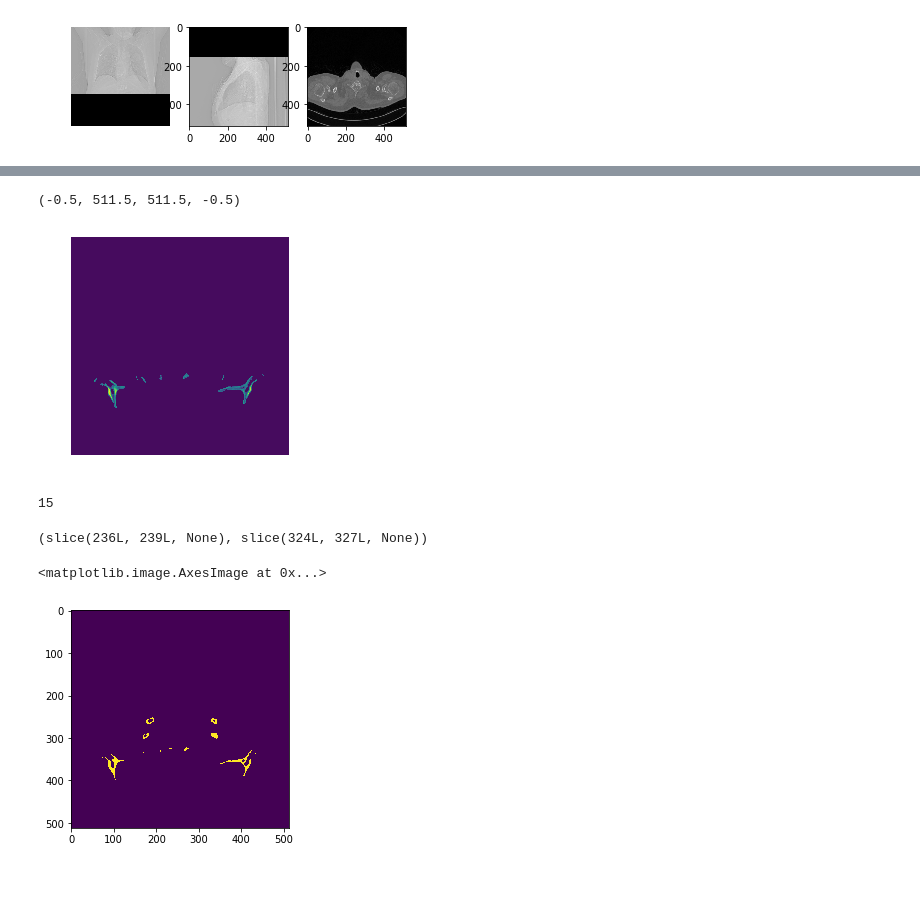
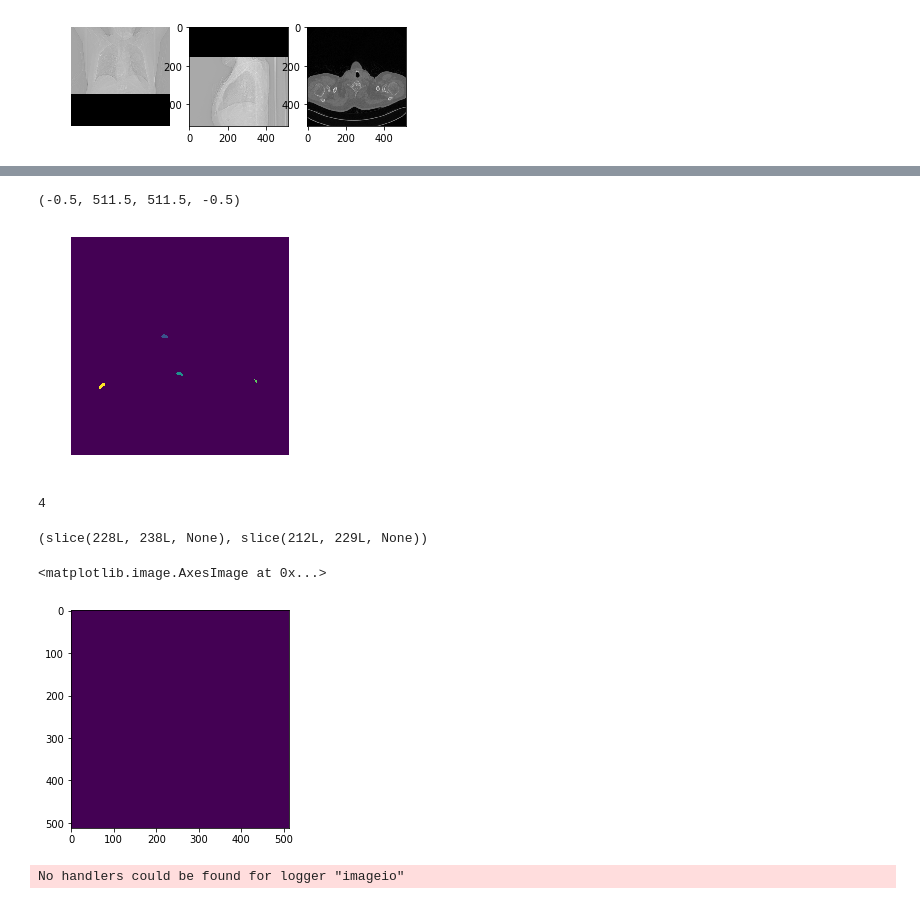
Before and after one commit to Maen1/lung_cancer_segmentation, a Jupyter notebook: image_io.ipynb, the cells around one changed output, grey strips where cells are left out. Cells and saved outputs as stored; diff of their text form; code cells hidden in the pictures.

```diff
--- a/image_io.ipynb
+++ b/image_io.ipynb
@@ -44,7 +44,7 @@ for ax in axes:
 # %% [output]
 [figure]
 # %%
-im = vol[2][59]
+im = vol[2][150]
 hist = ndi.histogram(im, min=0, max=255, bins=256)
 plt.plot(hist)
 # %% [output]
@@ -53,5 +53,5 @@ plt.plot(hist)
 # %%
-filt = ndi.gaussian_filter(im, sigma=2)
+filt = ndi.gaussian_filter(im, sigma=4)
 mask = filt > 300
 labels, nlabels = ndi.label(mask)
 # %%
@@ -64,21 +64,25 @@ axes[1].imshow(im)
 # %%
-plt.imshow(np.where(labels > 6, im, 0))
+plt.imshow(labels)
 plt.axis('off')
 # %% [output]
 (-0.5, 511.5, 511.5, -0.5)
-[figure, old version]
+[figure, new version]
 # %%
 nlabels
 # %% [output]
-15
+4
 # %%
 boxes = ndi.find_objects(labels)
 boxes[0]
 # %% [output]
-(slice(236L, 239L, None), slice(324L, 327L, None))
+(slice(228L, 238L, None), slice(212L, 229L, None))
 # %%
 im_bin = ndi.binary_erosion(labels, iterations=2).astype(im.dtype)
 plt.imshow(im_bin)
 # %% [output]
 <matplotlib.image.AxesImage at 0x...>
-[figure, old version]
+[figure, new version]
+# %%
+imo.imwrite('1.png', im_bin)
+# %% [output]
+No handlers could be found for logger "imageio"
```
Also changed, not shown: parts of 5 cells of this notebook, 4 other files.
